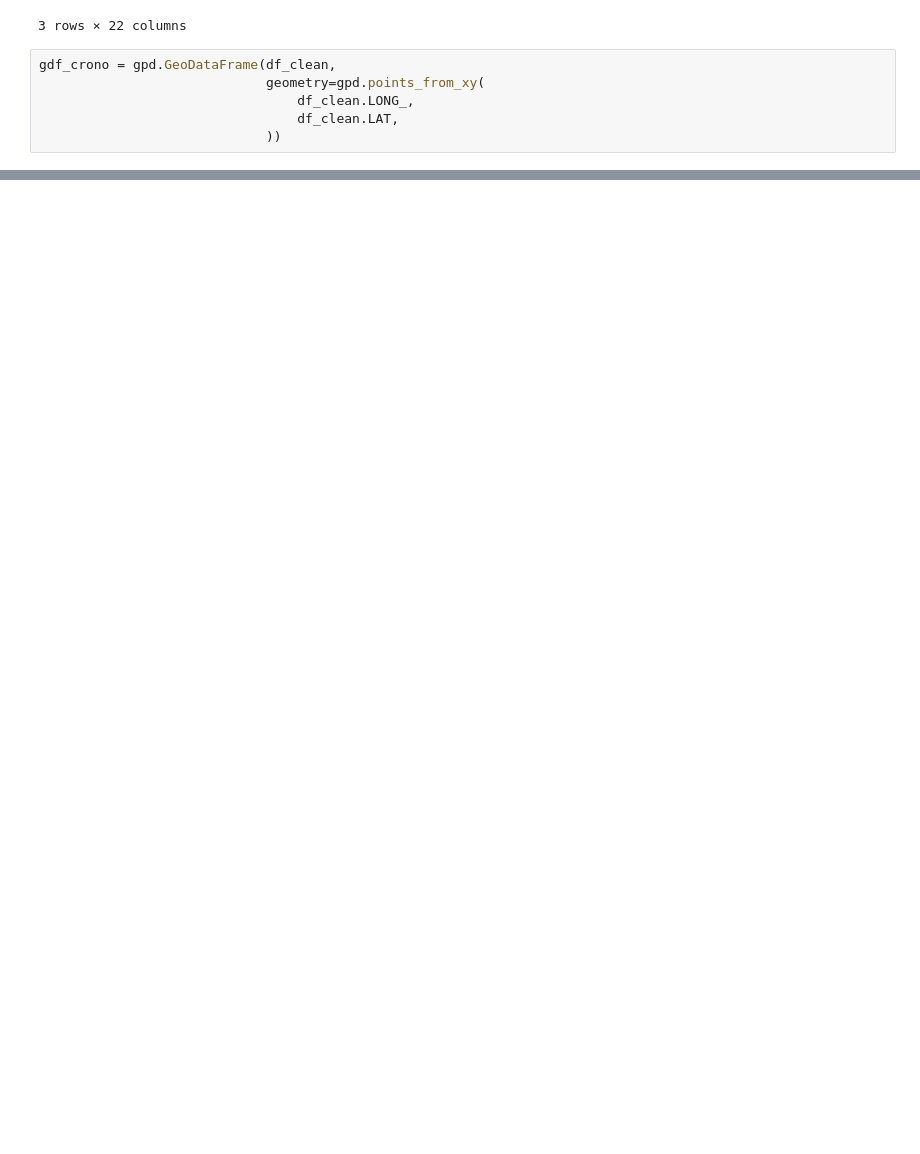
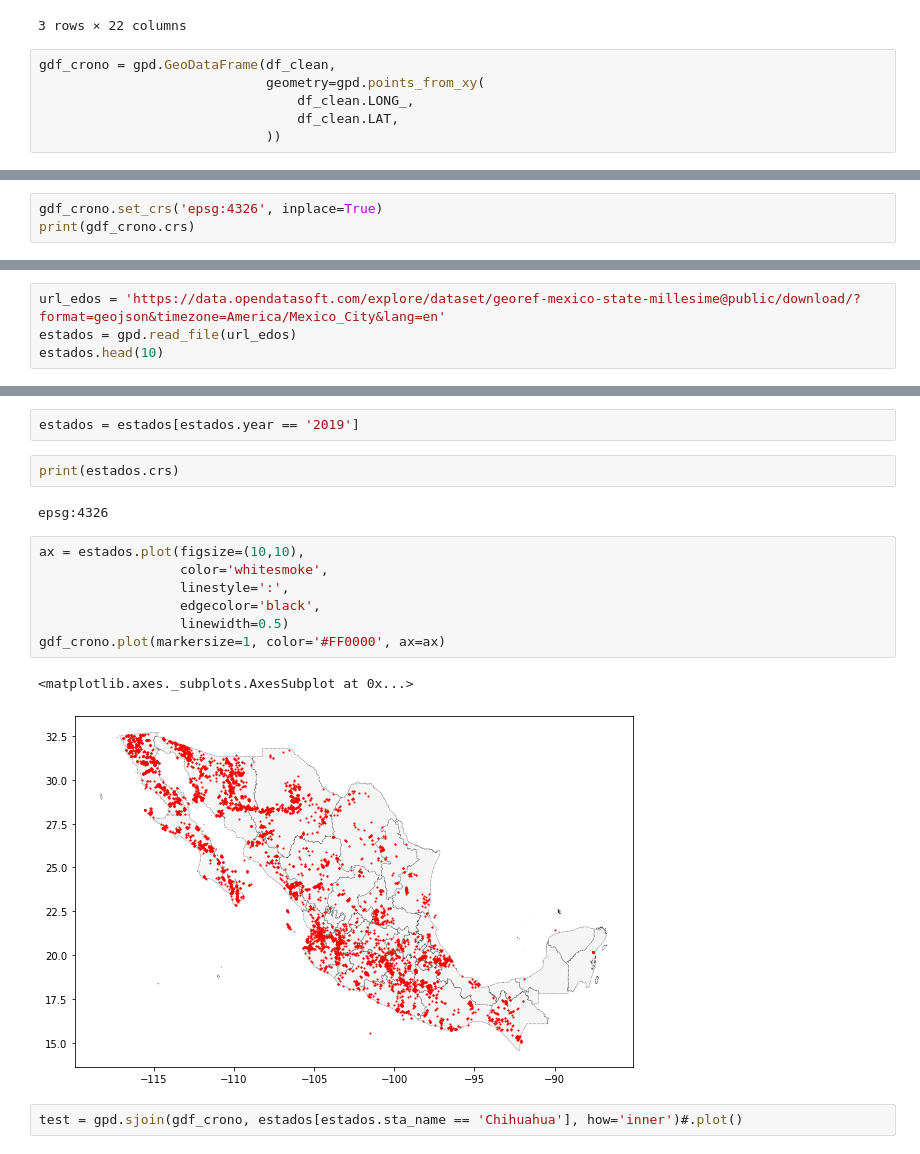
Before and after one commit to juanxo90/basico_python, a Jupyter notebook: Libreta6_geopandas.ipynb, the cells around one changed output, grey strips where cells are left out. Cells and saved outputs as stored; diff of their text form; blank space fills up the shorter version.

```diff
--- a/Libreta6_geopandas.ipynb
+++ b/Libreta6_geopandas.ipynb
@@ -88,0 +140,3 @@ gdf_crono.plot()
+# %%
+gdf_crono.set_crs('epsg:4326', inplace=True)
+print(gdf_crono.crs)
@@ -88,0 +145,4 @@ gdf_crono.plot()
+# %%
+url_edos = 'https://data.opendatasoft.com/explore/dataset/georef-mexico-state-millesime@public/download/?format=geojson&timezone=America/Mexico_City&lang=en'
+estados = gpd.read_file(url_edos)
+estados.head(10)
@@ -88,0 +178,18 @@ gdf_crono.plot()
+# %%
+estados = estados[estados.year == '2019']
+# %%
+print(estados.crs)
+# %% [output]
+epsg:4326
+# %%
+ax = estados.plot(figsize=(10,10),
+                  color='whitesmoke',
+                  linestyle=':',
+                  edgecolor='black',
+                  linewidth=0.5)
+gdf_crono.plot(markersize=1, color='#FF0000', ax=ax)
+# %% [output]
+<matplotlib.axes._subplots.AxesSubplot at 0x...>
+[figure, added]
+# %%
+test = gpd.sjoin(gdf_crono, estados[estados.sta_name == 'Chihuahua'], how='inner')#.plot()
```
Also changed, not shown: parts of 17 cells of this notebook.
